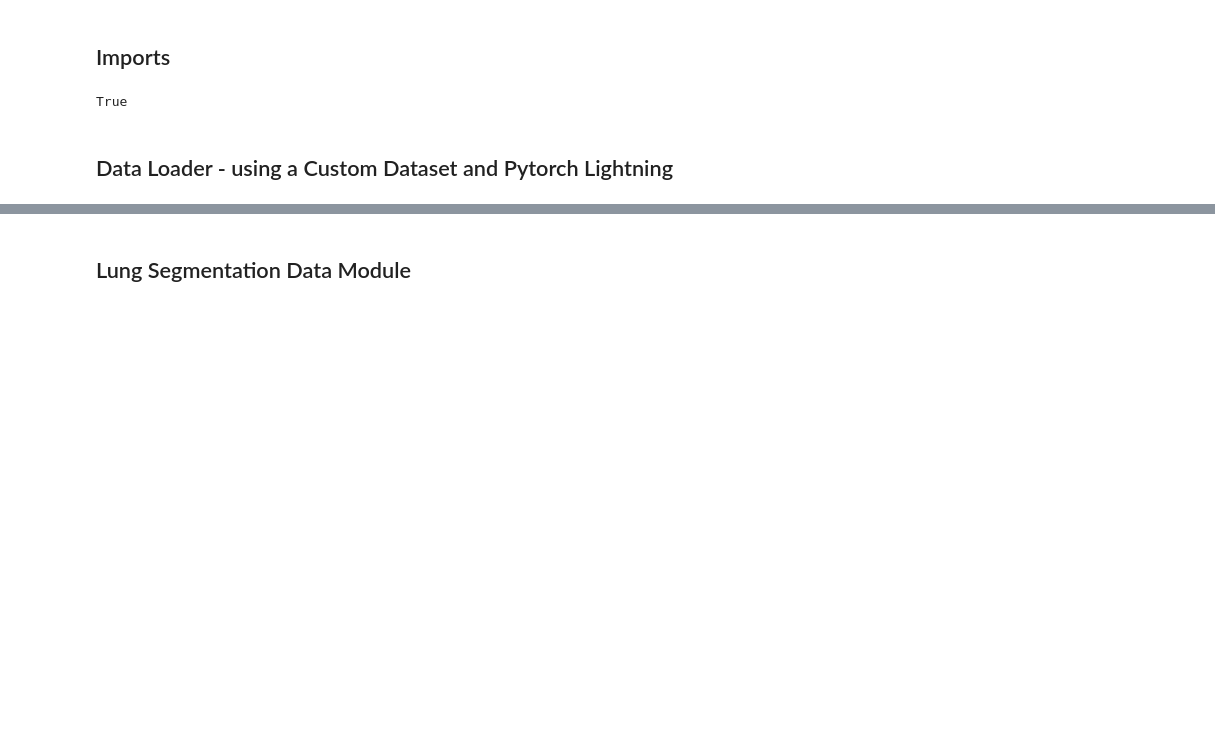
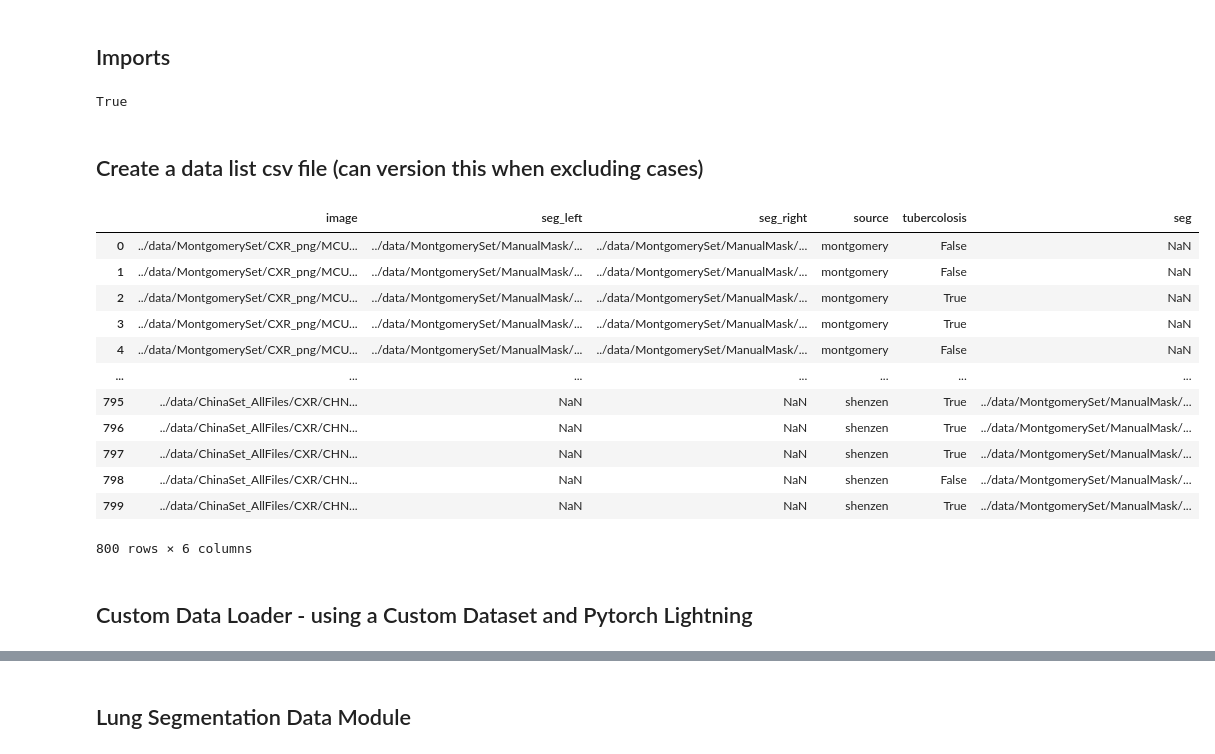
Before and after one commit to sadhana-r/LungAirSeg_MLOps, a Jupyter notebook: src/LungAirSegmentation.ipynb, the cells around one changed output, grey strips where cells are left out. Drawn from its saved outputs; the diff is of its cells as text; code cells hidden in the pictures; blank space fills up the shorter version.

```diff
--- a/src/LungAirSegmentation.ipynb
+++ b/src/LungAirSegmentation.ipynb
@@ -55,2 +36,69 @@ True
+# %% [markdown]
+## Create a data list csv file (can version this when excluding cases)
+# %%
+def file_path_to_abnormality(filepath):
+    return bool(int(filepath[12]))
+
+DATA_DIR = "../data" # CXR_png, ManualMask/leftMask, rightMask
+
+montgomery_image_path = os.path.join(DATA_DIR,"MontgomerySet",'CXR_png')
+montgomery_leftmask_path = os.path.join(DATA_DIR,"MontgomerySet",'ManualMask','leftMask')
+montgomery_rightmask_path = os.path.join(DATA_DIR,"MontgomerySet",'ManualMask','rightMask')
+
+# Montgomery dataset
+data_list = []
+list = os.listdir(montgomery_image_path)
+for file in os.listdir(montgomery_image_path):
+    if file.endswith('.png'):
+
+        img_name = os.path.join(montgomery_image_path,file)
+        left_name = os.path.join(montgomery_leftmask_path,file)
+        right_name = os.path.join(montgomery_rightmask_path,file)
+
+        data_list.append({
+            'image': img_name,
+            'seg_left': left_name,
+            'seg_right': right_name,
+            'source': 'montgomery',
+            'tubercolosis': file_path_to_abnormality(file)
+        })
+
+shenzen_image_path = os.path.join(DATA_DIR,"ChinaSet_AllFiles","CXR")
+shenzen_mask_path = os.path.join(DATA_DIR,"ChinaSet_AllFiles","CXR_segs")
+
+# Shenzen dataset
+list = os.listdir(shenzen_image_path)
+for file in os.listdir(shenzen_image_path):
+    if file.endswith('.png'):
+
+        img_name = os.path.join(shenzen_image_path,file)
+        seg_name = os.path.join(shenzen_mask_path,file)
+
+        data_list.append({
+            'image': img_name,
+            'seg': left_name,
+            'source': 'shenzen',
+            'tubercolosis': file_path_to_abnormality(file)
+        })
+
+# Convet to csv and write to file. dvc can track this file for data versioning
+data_forcsv = pd.DataFrame.from_dict(data_list)
+pd.DataFrame.to_csv(data_forcsv,os.path.join(DATA_DIR, 'datalist.csv'), header = True,index = False)
+
+display(data_forcsv)
+# %% [output]
+|  | image | seg_left | seg_right | source | tubercolosis | seg |
+| 0 | ../data/MontgomerySet/CXR_png/MCU... | ../data/MontgomerySet/ManualMask/... | ../data/MontgomerySet/ManualMask/... | montgomery | False | NaN |
+| 1 | ../data/MontgomerySet/CXR_png/MCU... | ../data/MontgomerySet/ManualMask/... | ../data/MontgomerySet/ManualMask/... | montgomery | False | NaN |
+| 2 | ../data/MontgomerySet/CXR_png/MCU... | ../data/MontgomerySet/ManualMask/... | ../data/MontgomerySet/ManualMask/... | montgomery | True | NaN |
+| 3 | ../data/MontgomerySet/CXR_png/MCU... | ../data/MontgomerySet/ManualMask/... | ../data/MontgomerySet/ManualMask/... | montgomery | True | NaN |
+| 4 | ../data/MontgomerySet/CXR_png/MCU... | ../data/MontgomerySet/ManualMask/... | ../data/MontgomerySet/ManualMask/... | montgomery | False | NaN |
+| ... | ... | ... | ... | ... | ... | ... |
+| 795 | ../data/ChinaSet_AllFiles/CXR/CHN... | NaN | NaN | shenzen | True | ../data/MontgomerySet/ManualMask/... |
+| 796 | ../data/ChinaSet_AllFiles/CXR/CHN... | NaN | NaN | shenzen | True | ../data/MontgomerySet/ManualMask/... |
+| 797 | ../data/ChinaSet_AllFiles/CXR/CHN... | NaN | NaN | shenzen | True | ../data/MontgomerySet/ManualMask/... |
+| 798 | ../data/ChinaSet_AllFiles/CXR/CHN... | NaN | NaN | shenzen | False | ../data/MontgomerySet/ManualMask/... |
+| 799 | ../data/ChinaSet_AllFiles/CXR/CHN... | NaN | NaN | shenzen | True | ../data/MontgomerySet/ManualMask/... |
+800 rows × 6 columns
 # %% [markdown]
-## Data Loader - using a Custom Dataset and Pytorch Lightning
+## Custom Data Loader - using a Custom Dataset and Pytorch Lightning
```
Also changed, not shown: parts of 10 cells of this notebook, 3 other files.
